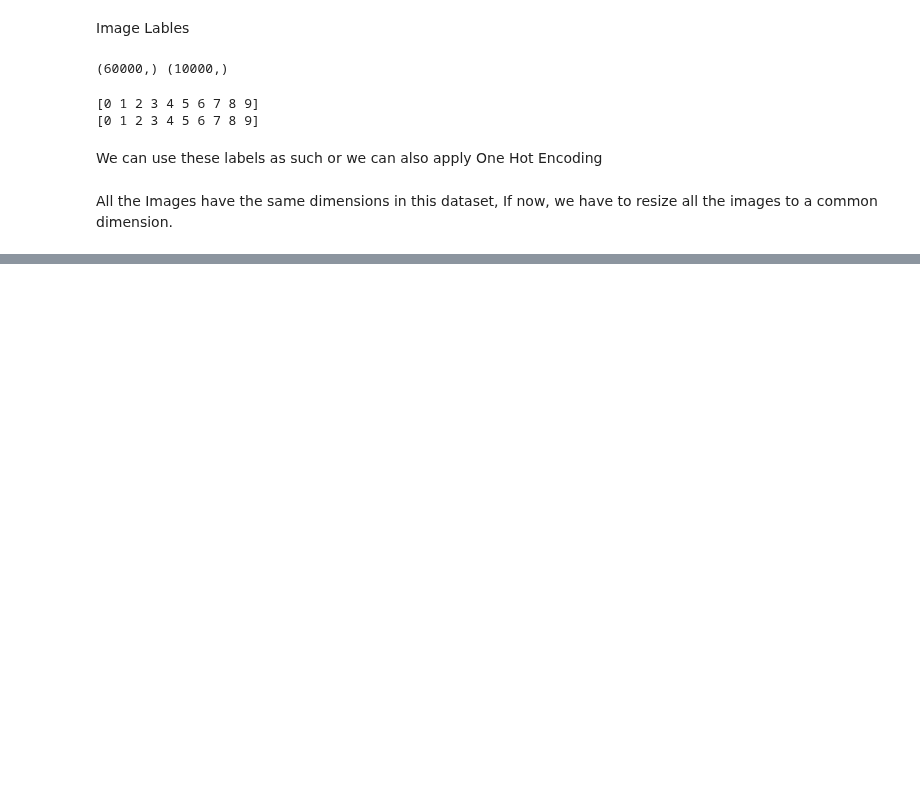
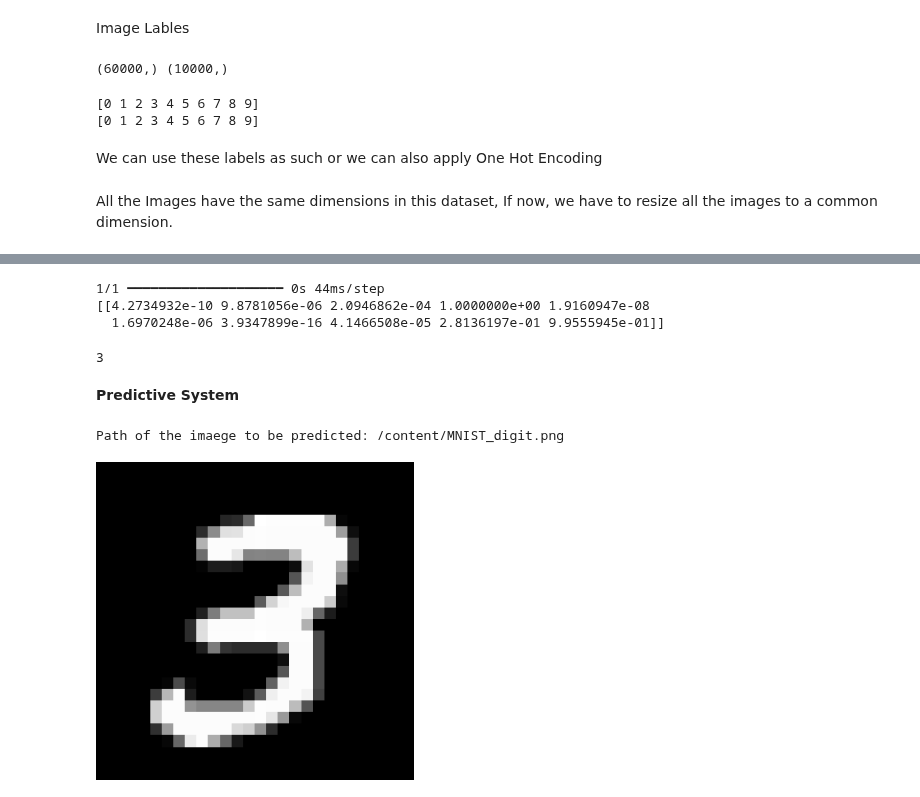
Before and after one commit to GENTLEW1ND/Python, a Jupyter notebook: MINIST_Digit_Classification_Using_NN.ipynb, the cells around one changed output, grey strips where cells are left out. Saved outputs shown, nothing was run; the diff lists cells and outputs as text; code cells hidden in the pictures; blank space fills up the shorter version.

```diff
--- a/MINIST_Digit_Classification_Using_NN.ipynb
+++ b/MINIST_Digit_Classification_Using_NN.ipynb
@@ -103,0 +131,13 @@ All the Images have the same dimensions in this dataset, If now, we have to resi
+# %%
+# Setting up the layers of the Neural Network
+model = keras.Sequential([
+    keras.layers.Flatten(input_shape=(28,28)),
+    keras.layers.Dense(50,activation='relu'),
+    keras.layers.Dense(50,activation='relu'),
+    keras.layers.Dense(10,activation='sigmoid')
+])
+# %%
+# Compiling the neural network
+model.compile(optimizer='adam',
+              loss = 'sparse_categorical_crossentropy',
+              metrics=['accuracy'])
@@ -105,0 +305,7 @@ All the Images have the same dimensions in this dataset, If now, we have to resi
+# %%
+input_prediction = model.predict(image_reshape)
+print(input_prediction)
+# %% [output]
+1/1 ━━━━━━━━━━━━━━━━━━━━ 0s 44ms/step
+[[4.2734932e-10 9.8781056e-06 2.0946862e-04 1.0000000e+00 1.9160947e-08
+  1.6970248e-06 3.9347899e-16 4.1466508e-05 2.8136197e-01 9.9555945e-01]]
@@ -105,0 +314,29 @@ All the Images have the same dimensions in this dataset, If now, we have to resi
+# %%
+print(input_pred_label)
+# %% [output]
+3
+# %% [markdown]
+**Predictive System**
+# %%
+input_image_path = input("Path of the imaege to be predicted: ")
+
+input_image = cv2.imread(input_image_path)
+
+cv2_imshow(input_image)
+
+grayscale = cv2.cvtColor(input_image, cv2.COLOR_RGB2GRAY)
+
+input_image_resize = cv2.resize(grayscale,(28,28))
+
+input_image_resize = input_image_resize/255
+
+image_reshape = np.reshape(input_image_resize,[1,28,28])
+
+input_prediction = model.predict(image_reshape)
+
+input_pred_label = np.argmax(input_prediction)
+
+print("The Handwritten Digit is recognized as :",input_pred_label)
+# %% [output]
+Path of the imaege to be predicted: /content/MNIST_digit.png
+[figure, added]
```
Also changed, not shown: parts of 38 cells of this notebook.
